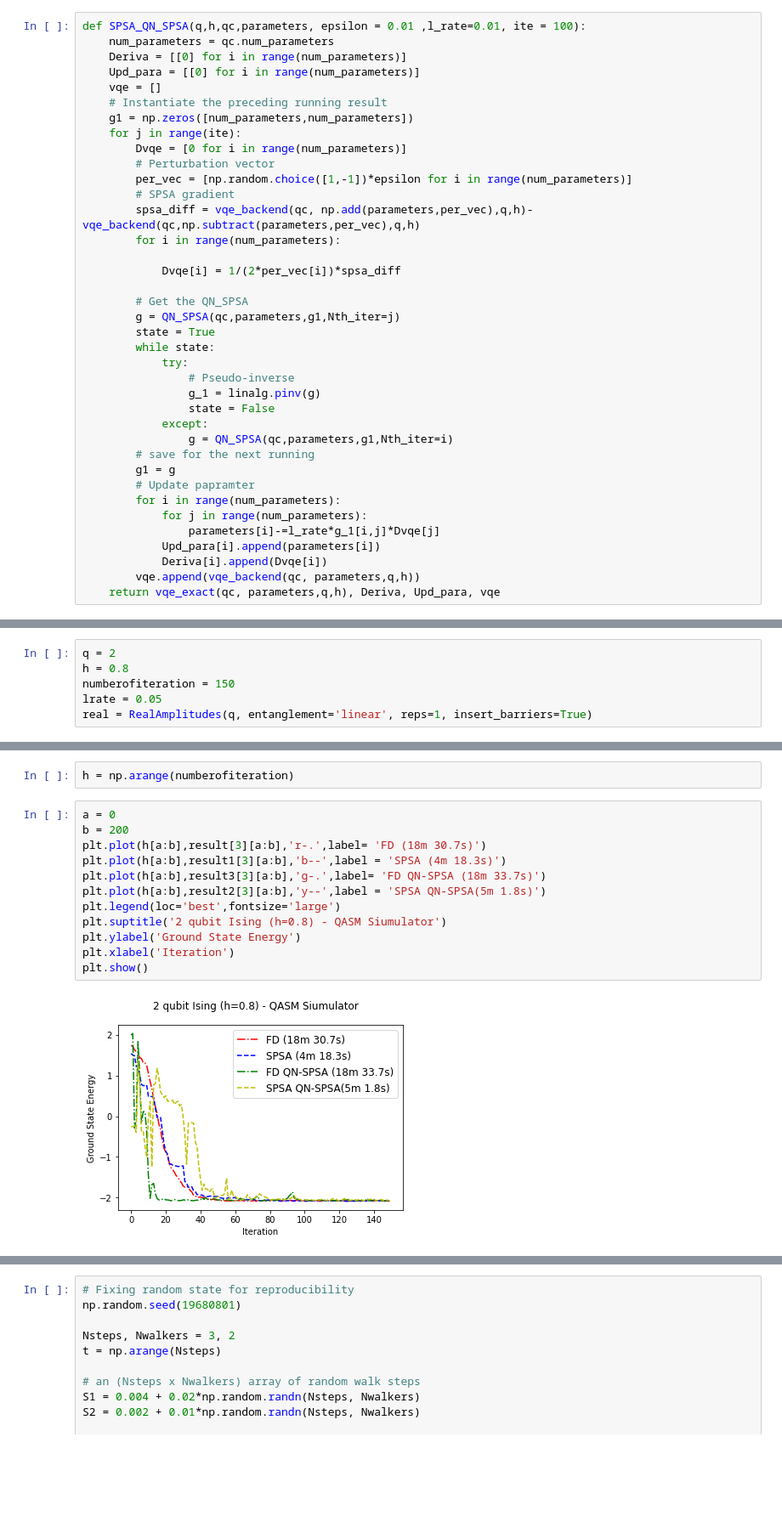
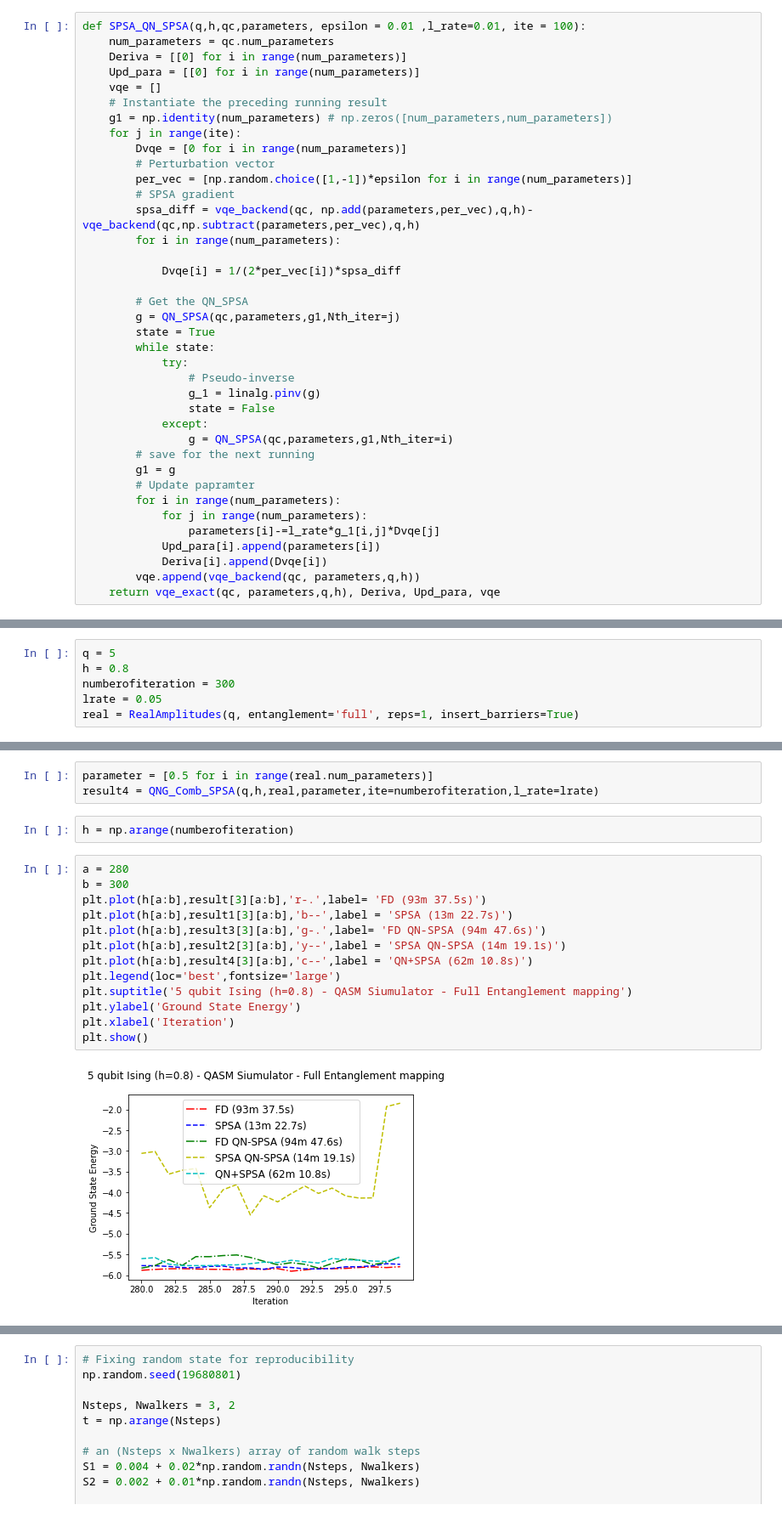
Before and after one commit to leductruyen/Quantum-Computing-Intern-Variatioal-Quantum-Algorithm-, a Jupyter notebook: Soure code/SPSACombination_Optimization_Comparision.ipynb, the cells around one changed output, grey strips where cells are left out. Shown at 85% size. Drawn from its saved outputs; the diff is of its cells as text; blank space fills up the shorter version.

```diff
--- a/Soure code/SPSACombination_Optimization_Comparision.ipynb
+++ b/Soure code/SPSACombination_Optimization_Comparision.ipynb
@@ -291,7 +292,7 @@ def SPSA_QN_SPSA(q,h,qc,parameters, epsilon = 0.01 ,l_rate=0.01, ite = 100):
     Upd_para = [[0] for i in range(num_parameters)]
     vqe = []
     # Instantiate the preceding running result
-    g1 = np.zeros([num_parameters,num_parameters])
+    g1 = np.identity(num_parameters) # np.zeros([num_parameters,num_parameters])
     for j in range(ite):
         Dvqe = [0 for i in range(num_parameters)]
         # Perturbation vector
@@ -399,9 +375,9 @@ def SPSA_QN_SPSA(q,h,qc,parameters, epsilon = 0.01 ,l_rate=0.01, ite = 100):
 # %%
-q = 2
+q = 5
 h = 0.8
-numberofiteration = 150
+numberofiteration = 300
 lrate = 0.05
-real = RealAmplitudes(q, entanglement='linear', reps=1, insert_barriers=True)
+real = RealAmplitudes(q, entanglement='full', reps=1, insert_barriers=True)
 # %%
 parameter = [0.5 for i in range(real.num_parameters)]
 result = FiniteDiff_exact(q,h,real,parameter,ite=numberofiteration,l_rate=lrate)
@@ -414,22 +390,26 @@ result2 = SPSA_QN_SPSA(q,h,real,parameter,ite=numberofiteration,l_rate=lrate)
 # %%
 parameter = [0.5 for i in range(real.num_parameters)]
 result3 = FiniteDiff_QN_SPSA(q,h,real,parameter,ite=numberofiteration,l_rate=lrate)
+# %%
+parameter = [0.5 for i in range(real.num_parameters)]
+result4 = QNG_Comb_SPSA(q,h,real,parameter,ite=numberofiteration,l_rate=lrate)
 # %%
 h = np.arange(numberofiteration)
 # %%
-a = 0
-b = 200
-plt.plot(h[a:b],result[3][a:b],'r-.',label= 'FD (18m 30.7s)')
-plt.plot(h[a:b],result1[3][a:b],'b--',label = 'SPSA (4m 18.3s)')
-plt.plot(h[a:b],result3[3][a:b],'g-.',label= 'FD QN-SPSA (18m 33.7s)')
-plt.plot(h[a:b],result2[3][a:b],'y--',label = 'SPSA QN-SPSA(5m 1.8s)')
+a = 280
+b = 300
+plt.plot(h[a:b],result[3][a:b],'r-.',label= 'FD (93m 37.5s)')
+plt.plot(h[a:b],result1[3][a:b],'b--',label = 'SPSA (13m 22.7s)')
+plt.plot(h[a:b],result3[3][a:b],'g-.',label= 'FD QN-SPSA (94m 47.6s)')
+plt.plot(h[a:b],result2[3][a:b],'y--',label = 'SPSA QN-SPSA (14m 19.1s)')
+plt.plot(h[a:b],result4[3][a:b],'c--',label = 'QN+SPSA (62m 10.8s)')
 plt.legend(loc='best',fontsize='large')
-plt.suptitle('2 qubit Ising (h=0.8) - QASM Siumulator')
+plt.suptitle('5 qubit Ising (h=0.8) - QASM Siumulator - Full Entanglement mapping')
 plt.ylabel('Ground State Energy')
 plt.xlabel('Iteration')
 plt.show()
 # %% [output]
-[figure, old version]
+[figure, new version]
 # %%
 def QN_SPSA(qc,parameter,gk_1,Nth_iter,beta = 0.001 ,eps = 0.01):
     q = qc.num_qubits
```
Also changed, not shown: parts of 10 cells of this notebook, 41 other files.
